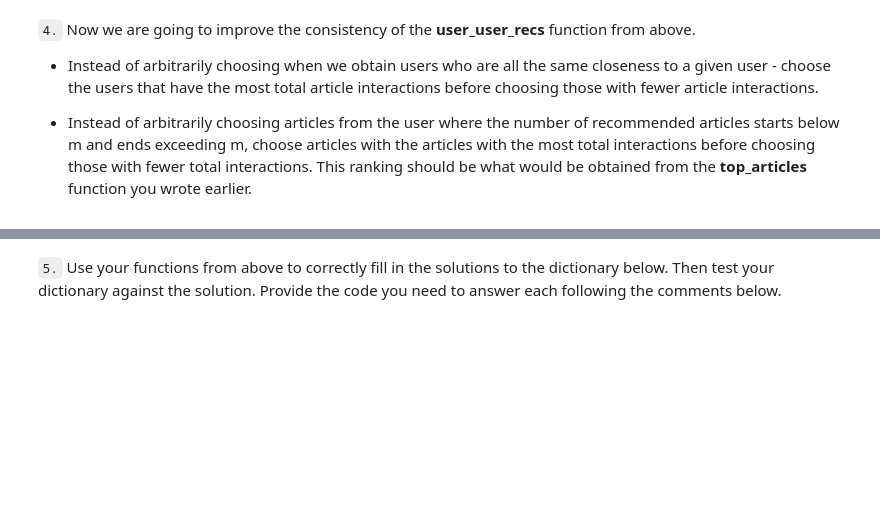
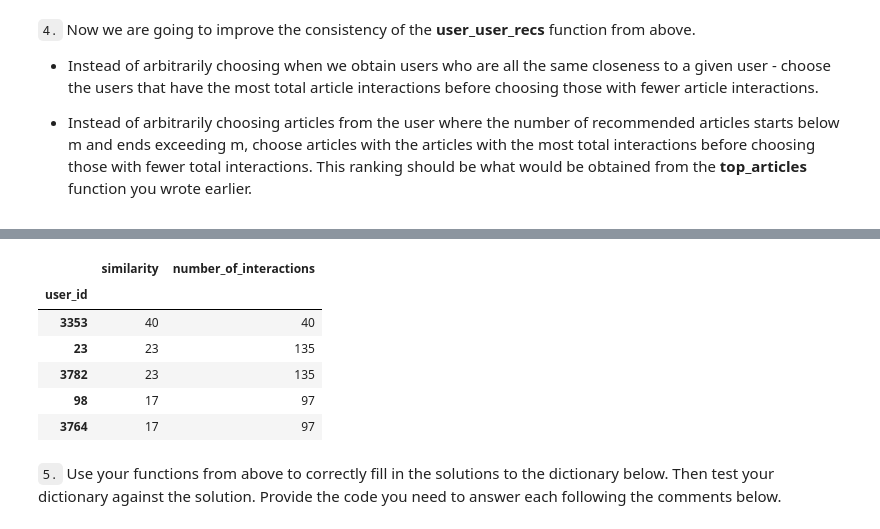
Before and after one commit to GinnCheng/Recommentation-Engines, a Jupyter notebook: Recommendations_with_IBM.ipynb, the cells around one changed output, grey strips where cells are left out. Saved outputs shown, nothing was run; the diff lists cells and outputs as text; code cells hidden in the pictures; blank space fills up the shorter version.

```diff
--- a/Recommendations_with_IBM.ipynb
+++ b/Recommendations_with_IBM.ipynb
@@ -503,3 +522,13 @@ If this is all you see, you passed all of our tests!  Nice job!
+# %%
+get_top_sorted_users(user_id).head()
+# %% [output]
+|  | similarity | number_of_interactions |
+| user_id |  |  |
+| 3353 | 40 | 40 |
+| 23 | 23 | 135 |
+| 3782 | 23 | 135 |
+| 98 | 17 | 97 |
+| 3764 | 17 | 97 |
 # %%
 def get_top_sorted_users(user_id, df=df, user_item=user_item):
     '''
```
Also changed, not shown: parts of 3 cells of this notebook.
